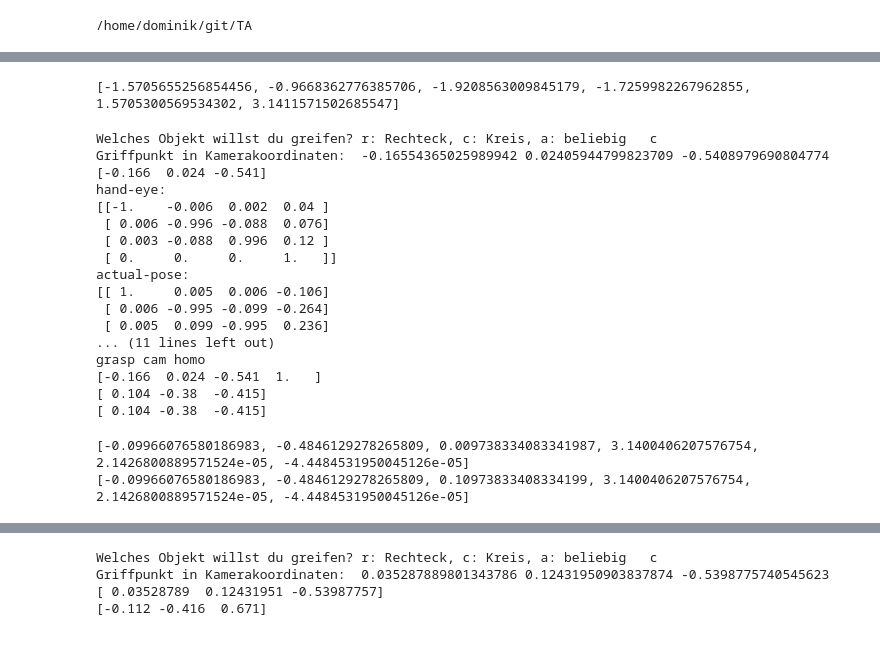
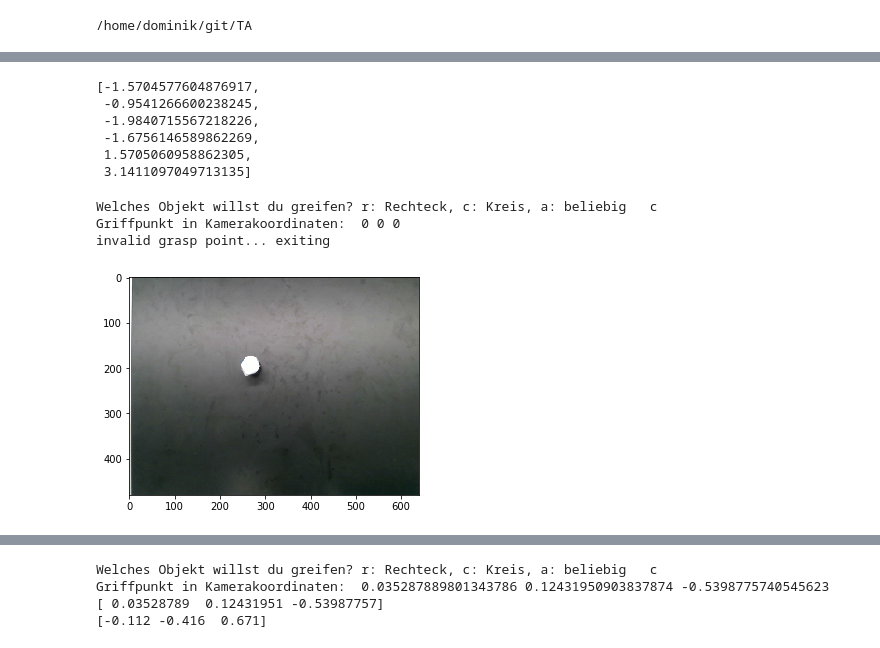
Before and after one commit to DTuscher/TA, a Jupyter notebook: grasping_notebook.ipynb, the cells around one changed output, grey strips where cells are left out. Drawn from its saved outputs; the diff is of its cells as text; code cells hidden in the pictures.

```diff
--- a/grasping_notebook.ipynb
+++ b/grasping_notebook.ipynb
@@ -25,2 +16,0 @@ cam.start()
-# %%
-img, d = cam.frames()
@@ -49,7 +32,12 @@ rob.set_tcp([0,0,0.23,0,0,0])
-# %%
-print(rob.getj())
-# %% [output]
-[-1.5705655256854456, -0.9668362776385706, -1.9208563009845179, -1.7259982267962855, 1.5705300569534302, 3.1411571502685547]
+# %%
+rob.getj()
+# %% [output]
+[-1.5704577604876917,
+ -0.9541266600238245,
+ -1.9840715567218226,
+ -1.6756146589862269,
+ 1.5705060958862305,
+ 3.1411097049713135]
 # %%
 def gripper_close():
     rob.set_digital_out(0,True)
@@ -61,7 +49,7 @@ def gripper_open():
 
 def homing(a=0.05, v=0.05):
 
-    home_posej=[-1.570517365132467, -0.9668362776385706, -1.920892063771383, -1.72593862215151, 1.5705060958862305, 3.1412529945373535]
+    home_posej=[-1.5704577604876917,-0.9541505018817347,-1.9840834776507776,-1.6756146589862269,1.5704941749572754,3.1411690711975098]
     rob.movej(home_posej, a, v)
 
 def bin_pose(a=0.05, v=0.05):
@@ -165,53 +153,35 @@ def get_grasp():
         return grasp_pos_cam
     return None
 # %%
-homing()
+homing(0.25, 0.25)
 
 grasp_cam = get_grasp()
-print(grasp_cam)
-grasp_world = transform_grasp(grasp_cam)
-print(grasp_world)
 
-object_pose=[grasp_world[0], grasp_world[1]+0.02, -0.24, 3.1400406207576754, 2.1426800889571524e-05, -4.4484531950045126e-05]
+if np.mean(grasp_cam == 0):
+    print("invalid grasp point... exiting")
+
+else:
+    print(grasp_cam)
+    grasp_world = transform_grasp(grasp_cam)
+    print(grasp_world)
+
+    object_pose=[grasp_world[0] - 0.01, grasp_world[1] + 0.024, -0.24, 3.1400406207576754, 2.1426800889571524e-05, -4.4484531950045126e-05]
 
 
 
+    graspit(object_pose,0.25,0.25)
 
-graspit(object_pose,0.25,0.25)
+    bin_pose(0.35,0.35)
 
-bin_pose(0.25,0.25)
+    gripper_open()
 
-gripper_open()
+    homing(0.25, 0.25)
 
-homing(0.25, 0.25)
-
-# grasp_desired = [-0.096, -0.46, 0.031]
+    # grasp_desired = [-0.096, -0.46, 0.031]
 # %% [output]
 Welches Objekt willst du greifen? r: Rechteck, c: Kreis, a: beliebig   c
-Griffpunkt in Kamerakoordinaten:  -0.16554365025989942 0.02405944799823709 -0.5408979690804774
-[-0.166  0.024 -0.541]
-hand-eye:
-[[-1.    -0.006  0.002  0.04 ]
- [ 0.006 -0.996 -0.088  0.076]
- [ 0.003 -0.088  0.996  0.12 ]
- [ 0.     0.     0.     1.   ]]
-actual-pose:
-[[ 1.     0.005  0.006 -0.106]
- [ 0.006 -0.995 -0.099 -0.264]
- [ 0.005  0.099 -0.995  0.236]
-... (11 lines left out)
-grasp cam homo
-[-0.166  0.024 -0.541  1.   ]
-[ 0.104 -0.38  -0.415]
-[ 0.104 -0.38  -0.415]
+Griffpunkt in Kamerakoordinaten:  0 0 0
+invalid grasp point... exiting
+[figure, added]
 # %%
 homing()
-# %%
-object_posel=[-0.09966076580186983, -0.4846129278265809, 0.009738334083341987, 3.1400406207576754, 2.1426800889571524e-05, -4.4484531950045126e-05]
-print(object_posel)
-intermediate_pose = object_posel
-intermediate_pose[2] = intermediate_pose[2] + 0.1
-print(intermediate_pose)
-# %% [output]
-[-0.09966076580186983, -0.4846129278265809, 0.009738334083341987, 3.1400406207576754, 2.1426800889571524e-05, -4.4484531950045126e-05]
-[-0.09966076580186983, -0.4846129278265809, 0.10973833408334199, 3.1400406207576754, 2.1426800889571524e-05, -4.4484531950045126e-05]
```
Also changed, not shown: parts of 10 cells of this notebook.
